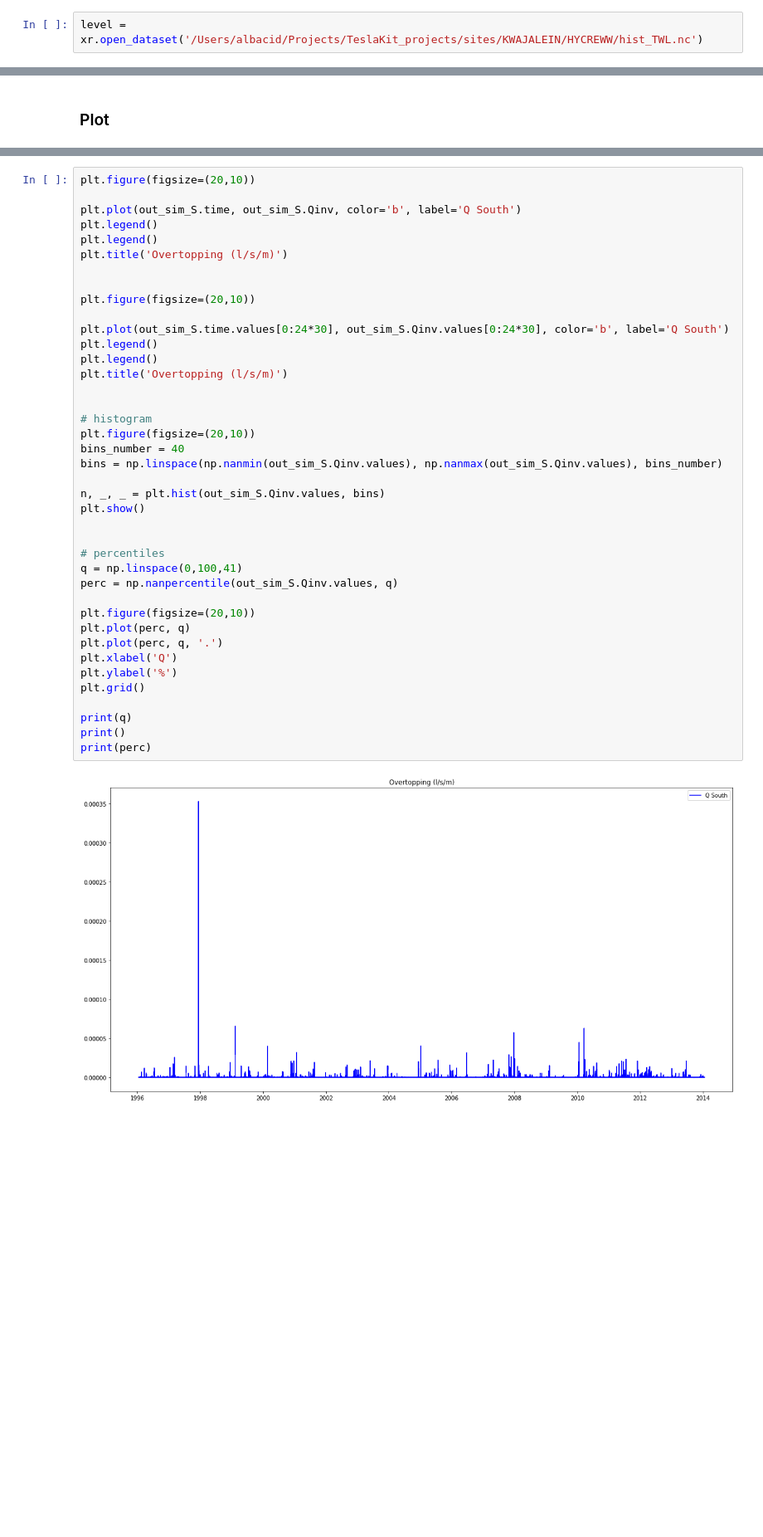
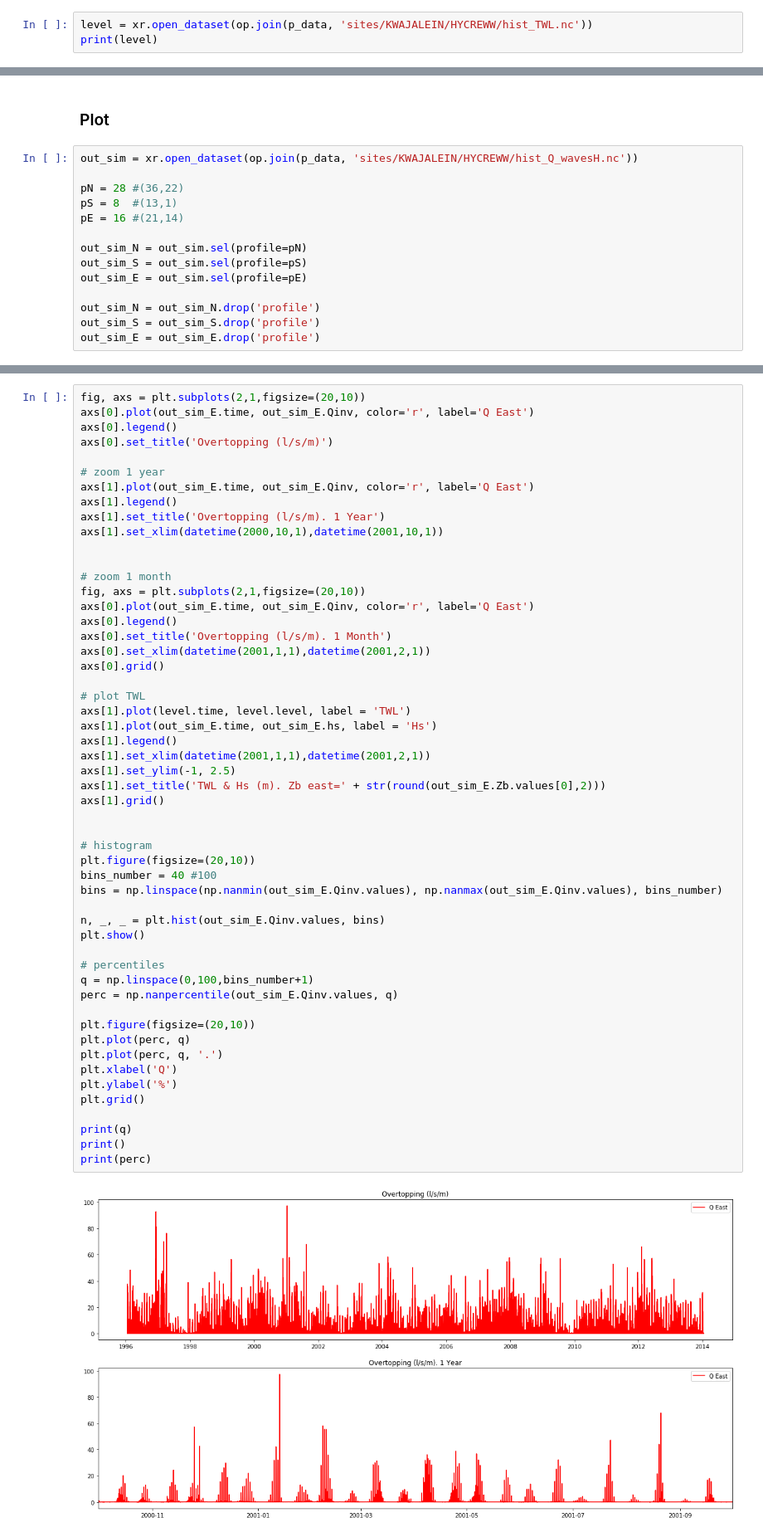
Before and after one commit to ripolln/teslakit, a Jupyter notebook: notebooks/KWAJALEIN/01_Hindcast/f_Hycreww_Q.ipynb, the cells around one changed output, grey strips where cells are left out. Shown at 83% size. Saved outputs shown, nothing was run; the diff lists cells and outputs as text; blank space fills up the shorter version.

```diff
--- a/notebooks/KWAJALEIN/01_Hindcast/f_Hycreww_Q.ipynb
+++ b/notebooks/KWAJALEIN/01_Hindcast/f_Hycreww_Q.ipynb
@@ -228,2 +280,3 @@ plt.legend()
 # %%
-level = xr.open_dataset('/Users/albacid/Projects/TeslaKit_projects/sites/KWAJALEIN/HYCREWW/hist_TWL.nc')
+level = xr.open_dataset(op.join(p_data, 'sites/KWAJALEIN/HYCREWW/hist_TWL.nc'))
+print(level)
@@ -452,5 +513,19 @@ out_sim_E.to_netcdf('/Users/albacid/Projects/TeslaKit_projects/sites/KWAJALEIN/H
 # %% [markdown]
 ### Plot
+# %%
+out_sim = xr.open_dataset(op.join(p_data, 'sites/KWAJALEIN/HYCREWW/hist_Q_wavesH.nc'))
+
+pN = 28 #(36,22)
+pS = 8  #(13,1)
+pE = 16 #(21,14)
+
+out_sim_N = out_sim.sel(profile=pN)
+out_sim_S = out_sim.sel(profile=pS)
+out_sim_E = out_sim.sel(profile=pE)
+
+out_sim_N = out_sim_N.drop('profile')
+out_sim_S = out_sim_S.drop('profile')
+out_sim_E = out_sim_E.drop('profile')
 # %%
 fig, axs = plt.subplots(3,1, figsize=(20,10))
 
@@ -477,42 +552,55 @@ Text(0.5, 0.98, 'Overtopping (l/s/m)')
 # %%
-plt.figure(figsize=(20,10))
+fig, axs = plt.subplots(2,1,figsize=(20,10))
+axs[0].plot(out_sim_E.time, out_sim_E.Qinv, color='r', label='Q East')
+axs[0].legend()
+axs[0].set_title('Overtopping (l/s/m)')
 
-plt.plot(out_sim_S.time, out_sim_S.Qinv, color='b', label='Q South')
-plt.legend()
-plt.legend()
-plt.title('Overtopping (l/s/m)')
+# zoom 1 year
+axs[1].plot(out_sim_E.time, out_sim_E.Qinv, color='r', label='Q East')
+axs[1].legend()
+axs[1].set_title('Overtopping (l/s/m). 1 Year')
+axs[1].set_xlim(datetime(2000,10,1),datetime(2001,10,1))
 
 
-plt.figure(figsize=(20,10))
+# zoom 1 month
+fig, axs = plt.subplots(2,1,figsize=(20,10))
+axs[0].plot(out_sim_E.time, out_sim_E.Qinv, color='r', label='Q East')
+axs[0].legend()
+axs[0].set_title('Overtopping (l/s/m). 1 Month')
+axs[0].set_xlim(datetime(2001,1,1),datetime(2001,2,1))
+axs[0].grid()
 
-plt.plot(out_sim_S.time.values[0:24*30], out_sim_S.Qinv.values[0:24*30], color='b', label='Q South')
-plt.legend()
-plt.legend()
-plt.title('Overtopping (l/s/m)')
+# plot TWL
+axs[1].plot(level.time, level.level, label = 'TWL')
+axs[1].plot(out_sim_E.time, out_sim_E.hs, label = 'Hs')
+axs[1].legend()
+axs[1].set_xlim(datetime(2001,1,1),datetime(2001,2,1))
+axs[1].set_ylim(-1, 2.5)
+axs[1].set_title('TWL & Hs (m). Zb east=' + str(round(out_sim_E.Zb.values[0],2)))
+axs[1].grid()
 
 
 # histogram
 plt.figure(figsize=(20,10))
-bins_number = 40
-bins = np.linspace(np.nanmin(out_sim_S.Qinv.values), np.nanmax(out_sim_S.Qinv.values), bins_number)
+bins_number = 40 #100
+bins = np.linspace(np.nanmin(out_sim_E.Qinv.values), np.nanmax(out_sim_E.Qinv.values), bins_number)
 
-n, _, _ = plt.hist(out_sim_S.Qinv.values, bins)
+n, _, _ = plt.hist(out_sim_E.Qinv.values, bins)
 plt.show()
 
-
 # percentiles
-q = np.linspace(0,100,41)
-perc = np.nanpercentile(out_sim_S.Qinv.values, q)
+q = np.linspace(0,100,bins_number+1)
+perc = np.nanpercentile(out_sim_E.Qinv.values, q)
 
 plt.figure(figsize=(20,10))
 plt.plot(perc, q)
 plt.plot(perc, q, '.')
 plt.xlabel('Q')
 plt.ylabel('%')
 plt.grid()
 
 print(q)
 print()
 print(perc)
 # %% [output]
-[figure, old version]
+[figure, new version]
```
Also changed, not shown: parts of 19 cells of this notebook, 6 other files.
